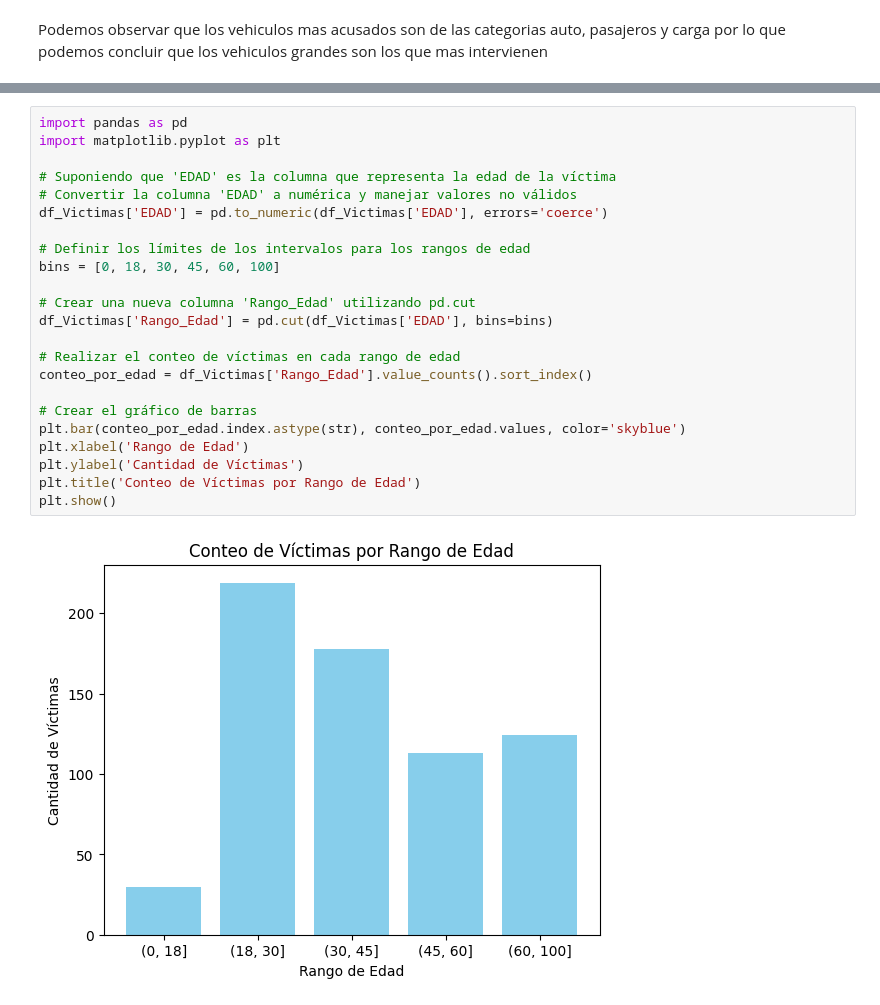
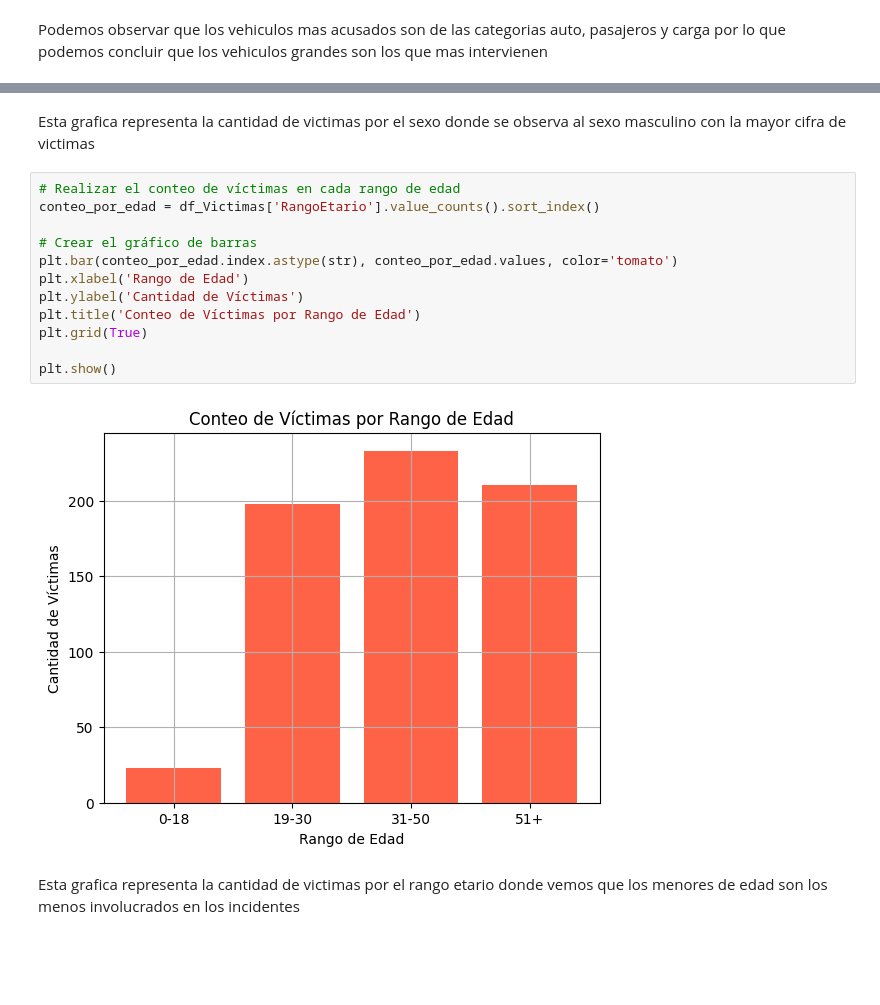
Before and after one commit to felipe97rg/PI02_DA, a Jupyter notebook: EDA.ipynb, the cells around one changed output, grey strips where cells are left out. Cells and saved outputs as stored; diff of their text form; blank space fills up the shorter version.

```diff
--- a/EDA.ipynb
+++ b/EDA.ipynb
@@ -383,25 +217,18 @@ plt.show()
+# %% [markdown]
+Esta grafica representa la cantidad de victimas por el sexo donde se observa al sexo masculino con la mayor cifra de victimas
 # %%
-import pandas as pd
-import matplotlib.pyplot as plt
-
-# Suponiendo que 'EDAD' es la columna que representa la edad de la víctima
-# Convertir la columna 'EDAD' a numérica y manejar valores no válidos
-df_Victimas['EDAD'] = pd.to_numeric(df_Victimas['EDAD'], errors='coerce')
-
-# Definir los límites de los intervalos para los rangos de edad
-bins = [0, 18, 30, 45, 60, 100]
-
-# Crear una nueva columna 'Rango_Edad' utilizando pd.cut
-df_Victimas['Rango_Edad'] = pd.cut(df_Victimas['EDAD'], bins=bins)
-
 # Realizar el conteo de víctimas en cada rango de edad
-conteo_por_edad = df_Victimas['Rango_Edad'].value_counts().sort_index()
+conteo_por_edad = df_Victimas['RangoEtario'].value_counts().sort_index()
 
 # Crear el gráfico de barras
-plt.bar(conteo_por_edad.index.astype(str), conteo_por_edad.values, color='skyblue')
+plt.bar(conteo_por_edad.index.astype(str), conteo_por_edad.values, color='tomato')
 plt.xlabel('Rango de Edad')
 plt.ylabel('Cantidad de Víctimas')
 plt.title('Conteo de Víctimas por Rango de Edad')
+plt.grid(True)
+
 plt.show()
 # %% [output]
-[figure, old version]
+[figure, new version]
+# %% [markdown]
+Esta grafica representa la cantidad de victimas por el rango etario donde vemos que los menores de edad son los menos involucrados en los incidentes
```
Also changed, not shown: parts of 30 cells of this notebook.
